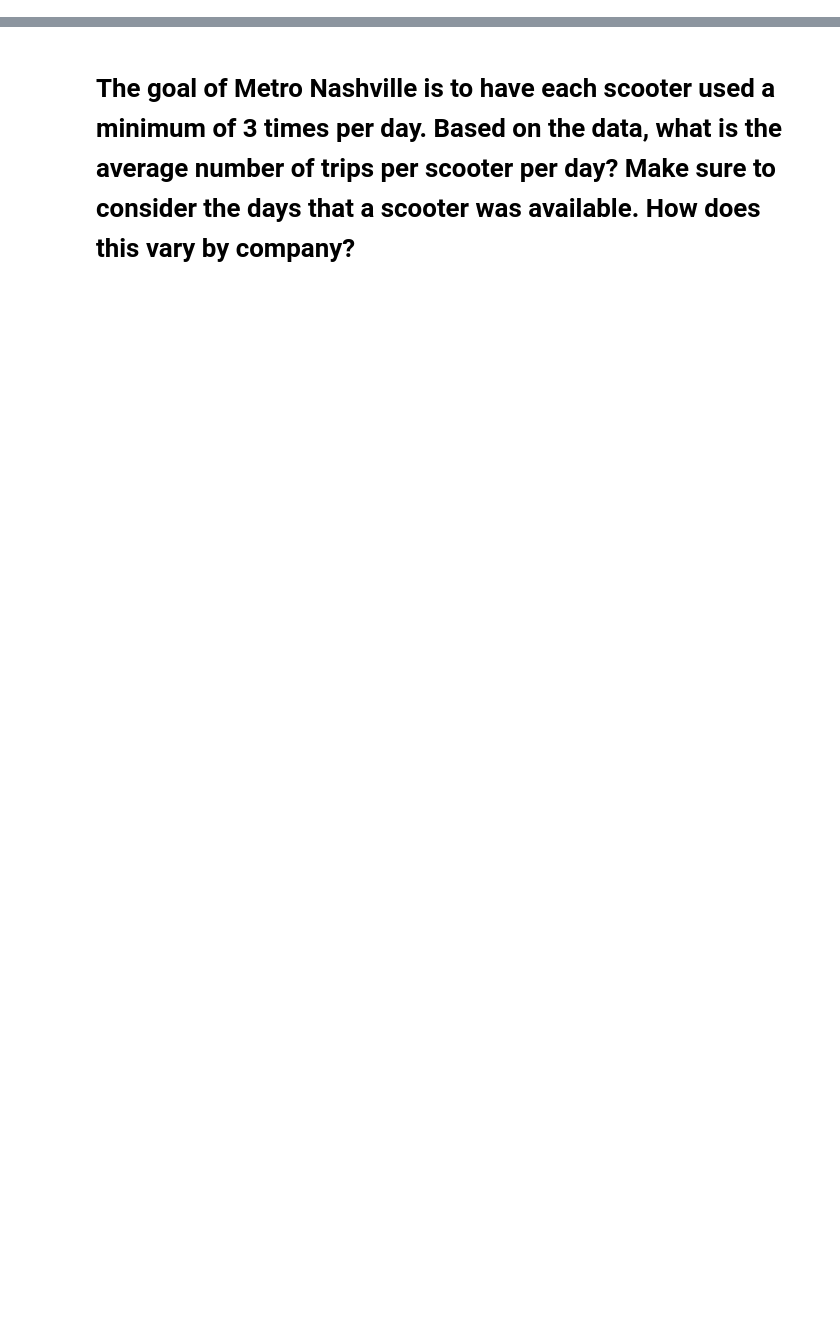
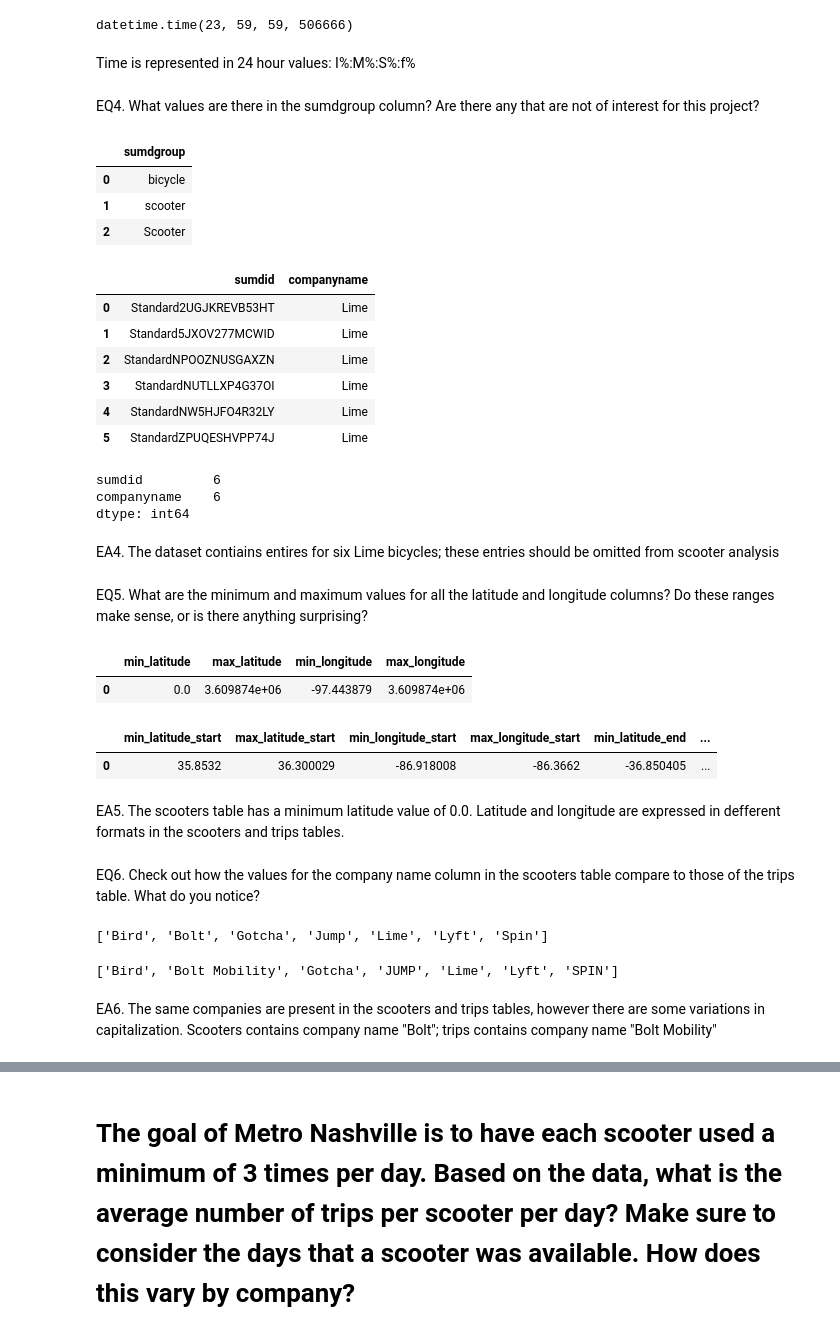
Before and after one commit to NSS-Data-Analytics-Cohort-11/scooters-supreme, a Jupyter notebook: notebook/scooters.ipynb, the cells around one changed output, grey strips where cells are left out. Cells and saved outputs as stored; diff of their text form; code cells hidden in the pictures; blank space fills up the shorter version.

```diff
--- a/notebook/scooters.ipynb
+++ b/notebook/scooters.ipynb
@@ -19,0 +69,11 @@ trips = pd.read_csv('../data/trips.csv')
+# %%
+# What date range is represented in each of the date columns? Investigate any values that seem odd.
+
+#scooters - pubdatetime
+scooters_date_query = '''SELECT pubdatetime FROM scooters'''
+#trips - pubtimestamp, startdate, starttime, enddate, endtime, create_dt
+trips_date_query = '''SELECT pubtimestamp, startdate, starttime, enddate, endtime, create_dt FROM trips'''
+
+with engine.connect() as connection:
+    scoot_dates = pd.read_sql(text(scooters_date_query), con = connection)
+    trip_dates = pd.read_sql(text(trips_date_query), con = connection)
@@ -19,0 +162,44 @@ trips = pd.read_csv('../data/trips.csv')
+# %%
+trip_dates.starttime.max()
+# %% [output]
+datetime.time(23, 59, 59, 506666)
+# %% [markdown]
+Time is represented in 24 hour values: I%:M%:S%:f%
+# %% [markdown]
+EQ4. What values are there in the sumdgroup column? Are there any that are not of interest for this project?
+# %%
+# What values are there in the sumdgroup column? Are there any that are not of interest for this project?
+sumd_query = '''SELECT DISTINCT sumdgroup FROM scooters'''
+with engine.connect() as connection:
+    sumd_result = pd.read_sql(text(sumd_query), con = connection)
+sumd_result
+# %% [output]
+|  | sumdgroup |
+| 0 | bicycle |
+| 1 | scooter |
+| 2 | Scooter |
+# %%
+# find bicycles
+
+bicycle_query = '''SELECT DISTINCT sumdid, companyname FROM scooters WHERE sumdgroup = 'bicycle';'''
+with engine.connect() as connection:
+    bikes = pd.read_sql(text(bicycle_query), con = connection)
+bikes
+# %% [output]
+|  | sumdid | companyname |
+| 0 | Standard2UGJKREVB53HT | Lime |
+| 1 | Standard5JXOV277MCWID | Lime |
+| 2 | StandardNPOOZNUSGAXZN | Lime |
+| 3 | StandardNUTLLXP4G37OI | Lime |
+| 4 | StandardNW5HJFO4R32LY | Lime |
+| 5 | StandardZPUQESHVPP74J | Lime |
+# %%
+print(bikes.count())
+# %% [output]
+sumdid         6
+companyname    6
+dtype: int64
+# %% [markdown]
+EA4. The dataset contiains entires for six Lime bicycles; these entries should be omitted from scooter analysis
+# %% [markdown]
+EQ5. What are the minimum and maximum values for all the latitude and longitude columns? Do these ranges make sense, or is there anything surprising?
@@ -19,0 +230,14 @@ trips = pd.read_csv('../data/trips.csv')
+# %%
+scoot_result
+# %% [output]
+|  | min_latitude | max_latitude | min_longitude | max_longitude |
+| 0 | 0.0 | 3.609874e+06 | -97.443879 | 3.609874e+06 |
+# %%
+trip_result
+# %% [output]
+|  | min_latitude_start | max_latitude_start | min_longitude_start | max_longitude_start | min_latitude_end | ... |
+| 0 | 35.8532 | 36.300029 | -86.918008 | -86.3662 | -36.850405 | ... |
+# %% [markdown]
+EA5. The scooters table has a minimum latitude value of 0.0. Latitude and longitude are expressed in defferent formats in the scooters and trips tables.
+# %% [markdown]
+EQ6. Check out how the values for the company name column in the scooters table compare to those of the trips table. What do you notice?
@@ -19,0 +252,10 @@ trips = pd.read_csv('../data/trips.csv')
+# %%
+scompanies.companyname.tolist()
+# %% [output]
+['Bird', 'Bolt', 'Gotcha', 'Jump', 'Lime', 'Lyft', 'Spin']
+# %%
+tcompanies.companyname.tolist()
+# %% [output]
+['Bird', 'Bolt Mobility', 'Gotcha', 'JUMP', 'Lime', 'Lyft', 'SPIN']
+# %% [markdown]
+EA6. The same companies are present in the scooters and trips tables, however there are some variations in capitalization. Scooters contains company name "Bolt"; trips contains company name "Bolt Mobility"
```
Also changed, not shown: parts of 84 cells of this notebook.
